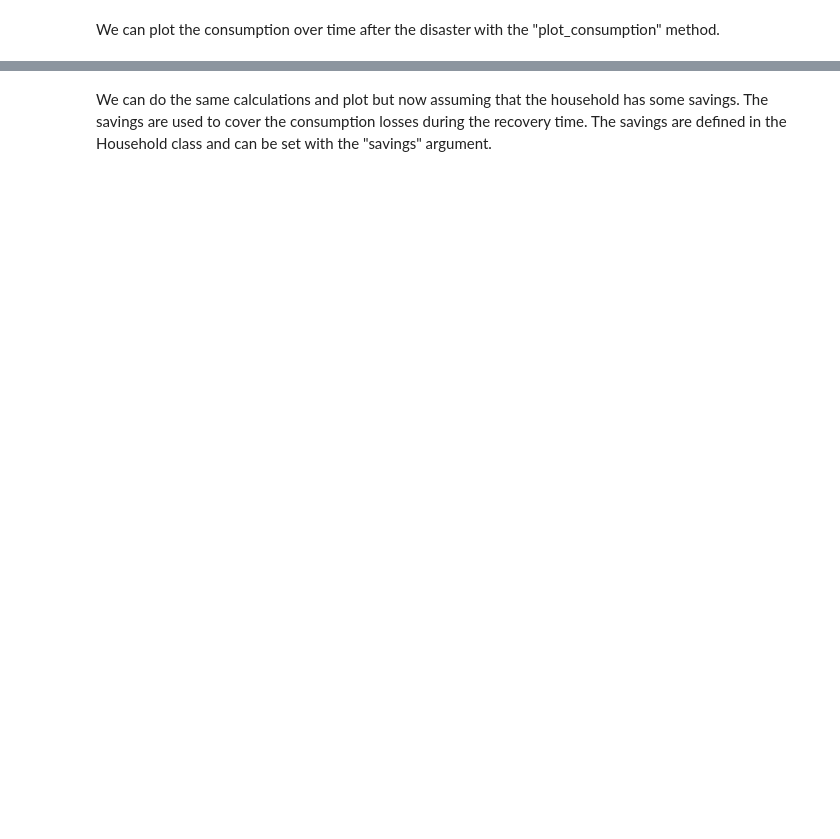
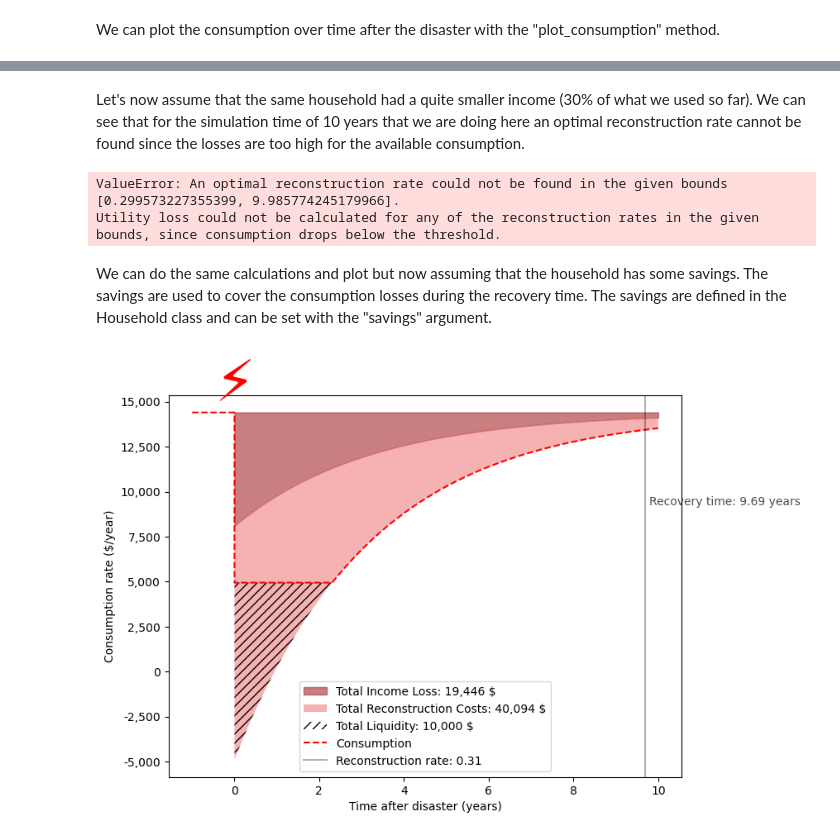
Before and after one commit to Deltares/fiat_toolbox, a Jupyter notebook: examples/well_being/2_well_being_single_household.ipynb, the cells around one changed output, grey strips where cells are left out. Cells and saved outputs as stored; diff of their text form; code cells hidden in the pictures; blank space fills up the shorter version.

```diff
--- a/examples/well_being/2_well_being_single_household.ipynb
+++ b/examples/well_being/2_well_being_single_household.ipynb
@@ -173,9 +84,42 @@ household.plot_consumption()
+# %% [markdown]
+Let's now assume that the same household had a quite smaller income (30% of what we used so far). We can see that for the simulation time of 10 years that we are doing here an optimal reconstruction rate cannot be found since the losses are too high for the available consumption.
+# %%
+household_more_damage = Household(
+    v=v,
+    k_str=k_str,
+    c0=0.3 * c0,
+    c_avg=c_avg,
+    pi=pi,
+    eta=eta,
+    rho=rho,
+    dt=dt,
+    t_max=t_max,
+    currency=currency,
+)
+
+household_more_damage.opt_lambda()
+# %% [output]
+ValueError: An optimal reconstruction rate could not be found in the given bounds [0.299573227355399, 9.985774245179966].
+Utility loss could not be calculated for any of the reconstruction rates in the given bounds, since consumption drops below the threshold.
 # %% [markdown]
 We can do the same calculations and plot but now assuming that the household has some savings. The savings are used to cover the consumption losses during the recovery time. The savings are defined in the Household class and can be set with the "savings" argument.
 # %%
-household = Household(
-    v=v, k_str=k_str, c0=c0, c_avg=c_avg, t_max=10, dt=1 / 365, savings=10000
+household_with_savings = Household(
+    v=v,
+    k_str=k_str,
+    c0=0.3 * c0,
+    c_avg=c_avg,
+    pi=pi,
+    eta=eta,
+    rho=rho,
+    dt=dt,
+    t_max=t_max,
+    currency=currency,
+    savings=10000,
 )
-household.opt_lambda(method="trapezoid")
-household.get_losses("trapezoid")
-household.plot_consumption()
+
+household_with_savings.opt_lambda()
+household_with_savings.get_losses()
+household_with_savings.plot_consumption()
+# %% [output]
+[figure, added]
```
Also changed, not shown: parts of 14 cells of this notebook, 3 other files.
